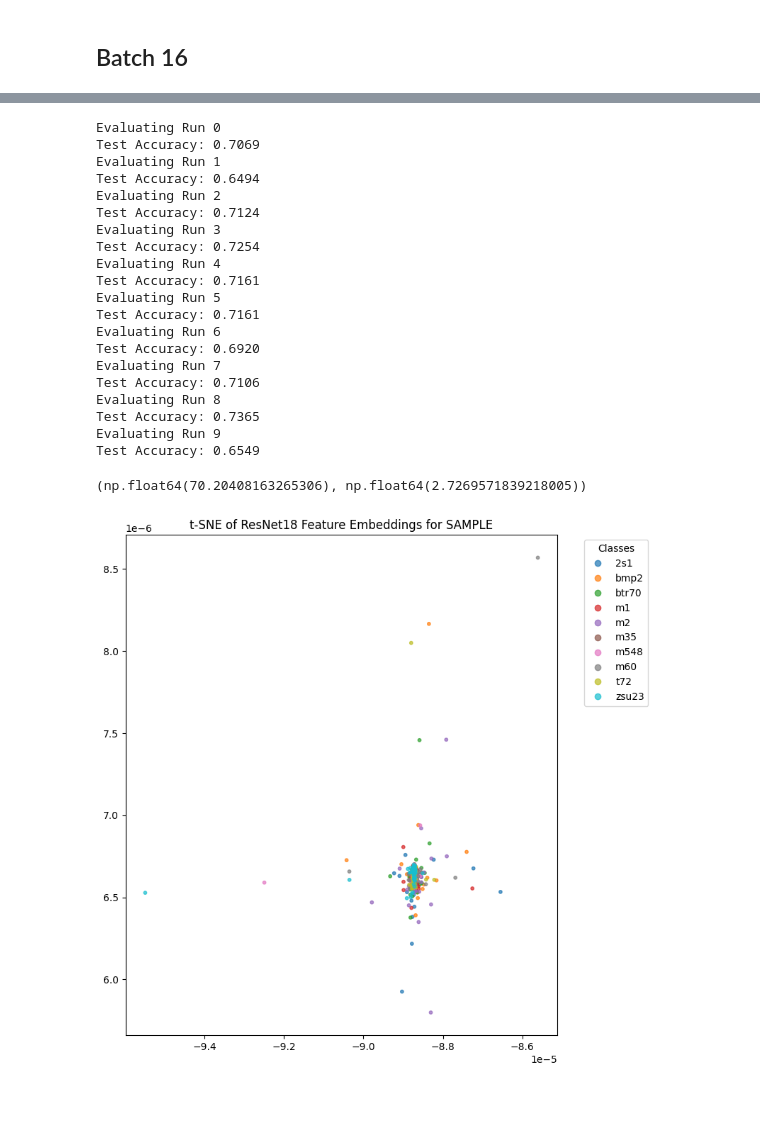
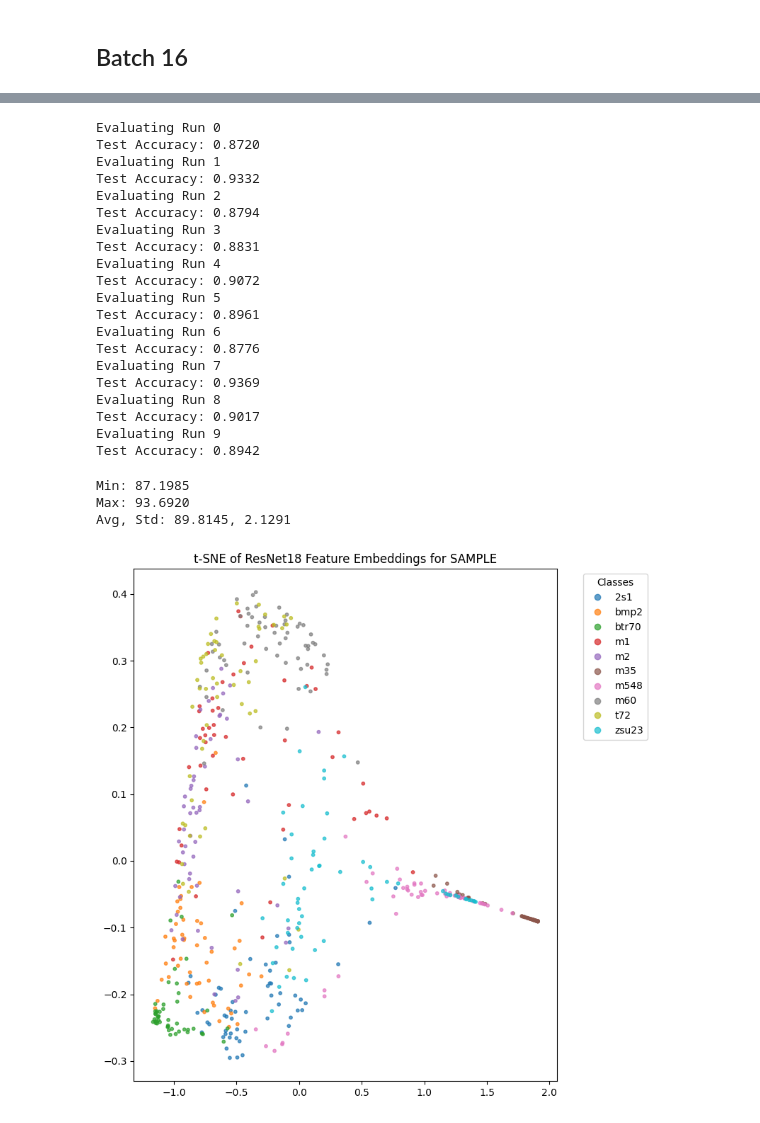
Before and after one commit to alvin-ng44/SAR_ML, a Jupyter notebook: notebooks/SSR/SSR_SSR_wo_noise.ipynb, the cells around one changed output, grey strips where cells are left out. Saved outputs shown, nothing was run; the diff lists cells and outputs as text; code cells hidden in the pictures.

```diff
--- a/notebooks/SSR/SSR_SSR_wo_noise.ipynb
+++ b/notebooks/SSR/SSR_SSR_wo_noise.ipynb
@@ -22,11 +56,11 @@ data_workspace = os.path.join(workspace, "data/SAMPLE")
 # %%
-synth_ds = datasets.DatasetFolder(
+synth_ds = DatasetFolderWithPath(
     os.path.join(data_workspace, "mat_files/synth"),
     extensions = (".mat"),
-    transform = transforms.Compose([LogMapping(c = 1000.0), SSRAugmentation(alpha=0.6, beta=0.4, apply_prob=0.5, gaussian_noise = False), NumpyToTensor3Channel()]),
+    transform = transforms.Compose([LogMapping(c = 1000.0), SSRAugmentation(gmm_cache, alpha=0.6, beta=0.4, apply_prob=0.5, gaussian_noise = False), NumpyToTensor3Channel()]),
     loader = mat_file_loader
 )
-meas_ds = datasets.DatasetFolder(
+meas_ds = DatasetFolderWithPath(
     os.path.join(data_workspace, "mat_files/real"),
     extensions = (".mat"),
     transform = transforms.Compose([LogMapping(c = 1000.0), NumpyToTensor3Channel()]),
@@ -58,11 +75,4 @@ test_ds  = filter_by_elev(meas_ds, {17})
 # %%
 ds_dict = {"train" : train_ds, "val": valid_ds, "test": test_ds}
 dataset_sizes = {"train" : len(train_ds), "val": len(valid_ds), "test": len(test_ds)}
-
-# dataloaders = {x : DataLoader(ds_dict[x], batch_size = 32, num_workers = 5, shuffle = True) for x in ds_dict.keys()}
-dataloaders = {
-    "train": DataLoader(train_ds, batch_size=16, shuffle=True, num_workers=32, pin_memory = True, persistent_workers = True),
-    "val": DataLoader(valid_ds, batch_size=16, shuffle=False, num_workers=32, pin_memory = True, persistent_workers = True),
-    "test": DataLoader(test_ds, batch_size=16, shuffle=False, num_workers=32, pin_memory = True, persistent_workers = True)
-}
 # %%
@@ -212,11 +251,14 @@ test_acc_lst = []
 for i in range(10):
     print(f"Evaluating Run {i}")
     new_model = models.resnet18(weights = None) # dont load ImageNet Weights
-    new_model.fc = nn.Linear(new_model.fc.in_features, len(train_ds.class_to_idx))
+    new_model.fc = nn.Sequential(
+        nn.Dropout(p = 0.4),
+        nn.Linear(new_model.fc.in_features, len(train_ds.class_to_idx))
+    )
 
     # Load your trained weights
     new_model.load_state_dict(torch.load(
-        os.path.join(workspace, f"weights/SSR/gaussian_noise/rn18_run{i}_b16_epoch0.pth"),
+        os.path.join(workspace, f"weights/SSR/SSR_wo_noise/rn18_run{i}_b16_epoch0.pth"),
         map_location=device
     ))
 
@@ -268,11 +310,14 @@ test_acc_lst = []
 for i in range(10):
     print(f"Evaluating Run {i}")
     new_model = models.resnet18(weights = None) # dont load ImageNet Weights
-    new_model.fc = nn.Linear(new_model.fc.in_features, len(train_ds.class_to_idx))
+    new_model.fc = nn.Sequential(
+        nn.Dropout(p = 0.4),
+        nn.Linear(new_model.fc.in_features, len(train_ds.class_to_idx))
+    )
 
     # Load your trained weights
     new_model.load_state_dict(torch.load(
-        os.path.join(workspace, f"weights/SSR/gaussian_noise/rn18_run{i}_b16.pth"),
+        os.path.join(workspace, f"weights/SSR/SSR_wo_noise/rn18_run{i}_b16.pth"),
         map_location=device
     ))
 
@@ -298,36 +343,44 @@ for i in range(10):
     test_acc_lst.append(test_acc)
 # %% [output]
 Evaluating Run 0
-Test Accuracy: 0.7069
+Test Accuracy: 0.8720
 Evaluating Run 1
-Test Accuracy: 0.6494
+Test Accuracy: 0.9332
 Evaluating Run 2
-Test Accuracy: 0.7124
+Test Accuracy: 0.8794
 Evaluating Run 3
-Test Accuracy: 0.7254
+Test Accuracy: 0.8831
 Evaluating Run 4
-Test Accuracy: 0.7161
+Test Accuracy: 0.9072
 Evaluating Run 5
-Test Accuracy: 0.7161
+Test Accuracy: 0.8961
 Evaluating Run 6
-Test Accuracy: 0.6920
+Test Accuracy: 0.8776
 Evaluating Run 7
-Test Accuracy: 0.7106
+Test Accuracy: 0.9369
 Evaluating Run 8
-Test Accuracy: 0.7365
+Test Accuracy: 0.9017
 Evaluating Run 9
-Test Accuracy: 0.6549
+Test Accuracy: 0.8942
 # %%
-np.array(test_acc_lst).mean() * 100, np.array(test_acc_lst).std() * 100
+test_acc_arr = np.array(test_acc_lst)
+print(f"Min: {test_acc_arr.min() * 100:.4f}")
+print(f"Max: {test_acc_arr.max() * 100:.4f}")
+print(f"Avg, Std: {test_acc_arr.mean() * 100:.4f}, {test_acc_arr.std() * 100:.4f}")
 # %% [output]
-(np.float64(70.20408163265306), np.float64(2.7269571839218005))
+Min: 87.1985
+Max: 93.6920
+Avg, Std: 89.8145, 2.1291
 # %%
 new_model = models.resnet18(weights = None) # dont load ImageNet Weights
-new_model.fc = nn.Linear(new_model.fc.in_features, len(train_ds.class_to_idx))
-
+# new_model.fc = nn.Linear(new_model.fc.in_features, len(train_ds.class_to_idx))
+new_model.fc = nn.Sequential(
+        nn.Dropout(p = 0.4),
+        nn.Linear(new_model.fc.in_features, len(train_ds.class_to_idx))
+    )
 # Load your trained weights
 new_model.load_state_dict(torch.load(
-    os.path.join(workspace, f"weights/SSR/gaussian_noise/rn18_run7_b16_epoch0.pth"),
+    os.path.join(workspace, f"weights/SSR/SSR_wo_noise/rn18_run7_b16_epoch0.pth"),
     map_location=device
 ))
 
@@ -358,33 +411,33 @@ tsne = TSNE(
     n_jobs=-1
 )
 
 features_2d = tsne.fit_transform(features)
 
 # Get class names from the dataset
 class_names = [name for name, idx in sorted(train_ds.class_to_idx.items(), key=lambda x: x[1])]
 
 plt.figure(figsize=(8, 8))
 scatter = plt.scatter(
     features_2d[:, 0],
     features_2d[:, 1],
     c=labels_list,
     cmap="tab10",
     s=10,
     alpha=0.7
 )
 
 plt.legend(
     handles=scatter.legend_elements()[0],
     labels=class_names,
     title="Classes",
     bbox_to_anchor=(1.05, 1),
     loc="upper left"
 )
 
 plt.title("t-SNE of ResNet18 Feature Embeddings for SAMPLE")
 plt.tight_layout()
 plt.show()
 # %% [output]
-[figure, old version]
+[figure, new version]
 # %%
 new_model = models.resnet18(weights = None) # dont load ImageNet Weights
```
Also changed, not shown: parts of 11 cells of this notebook, 4 other files.
